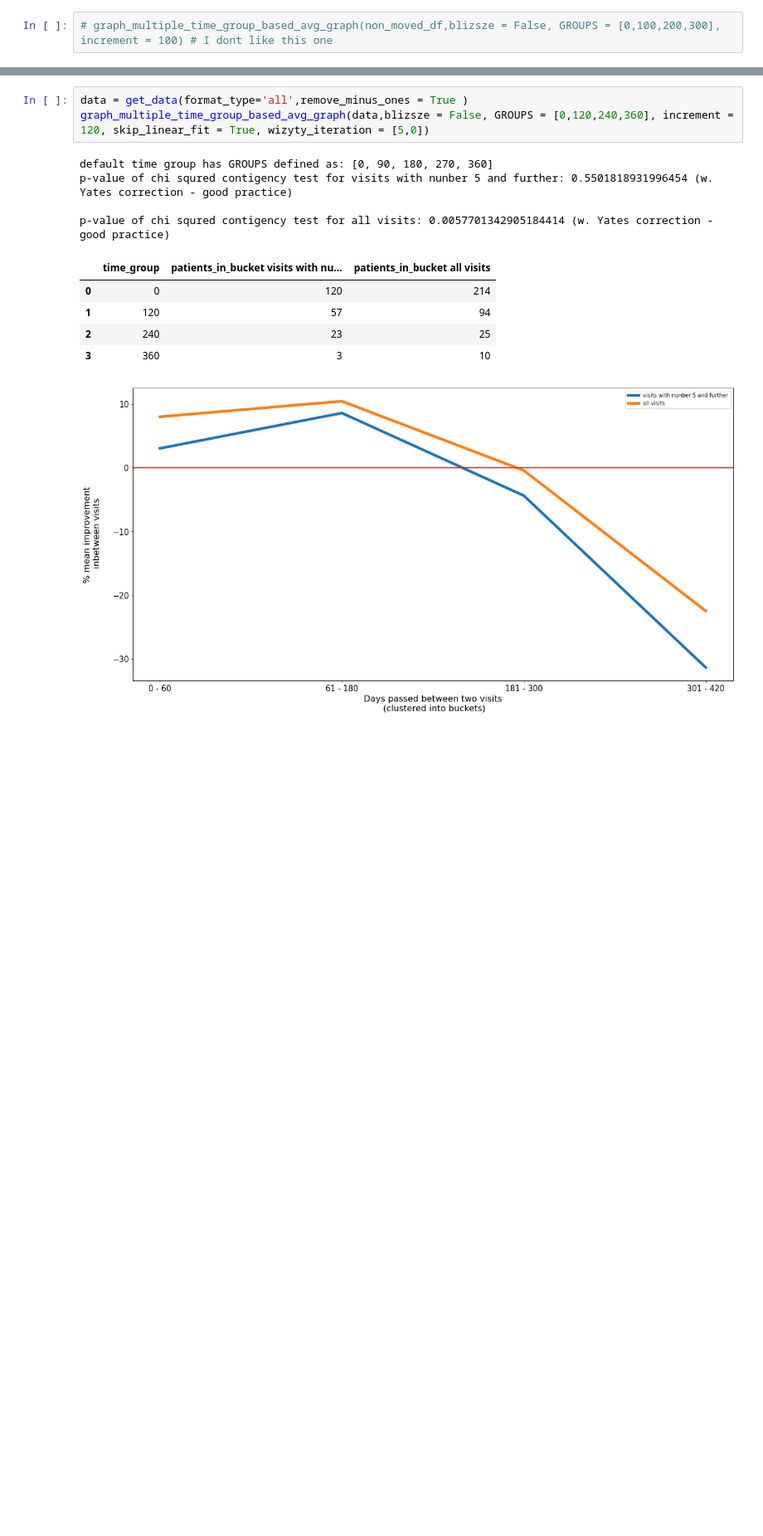
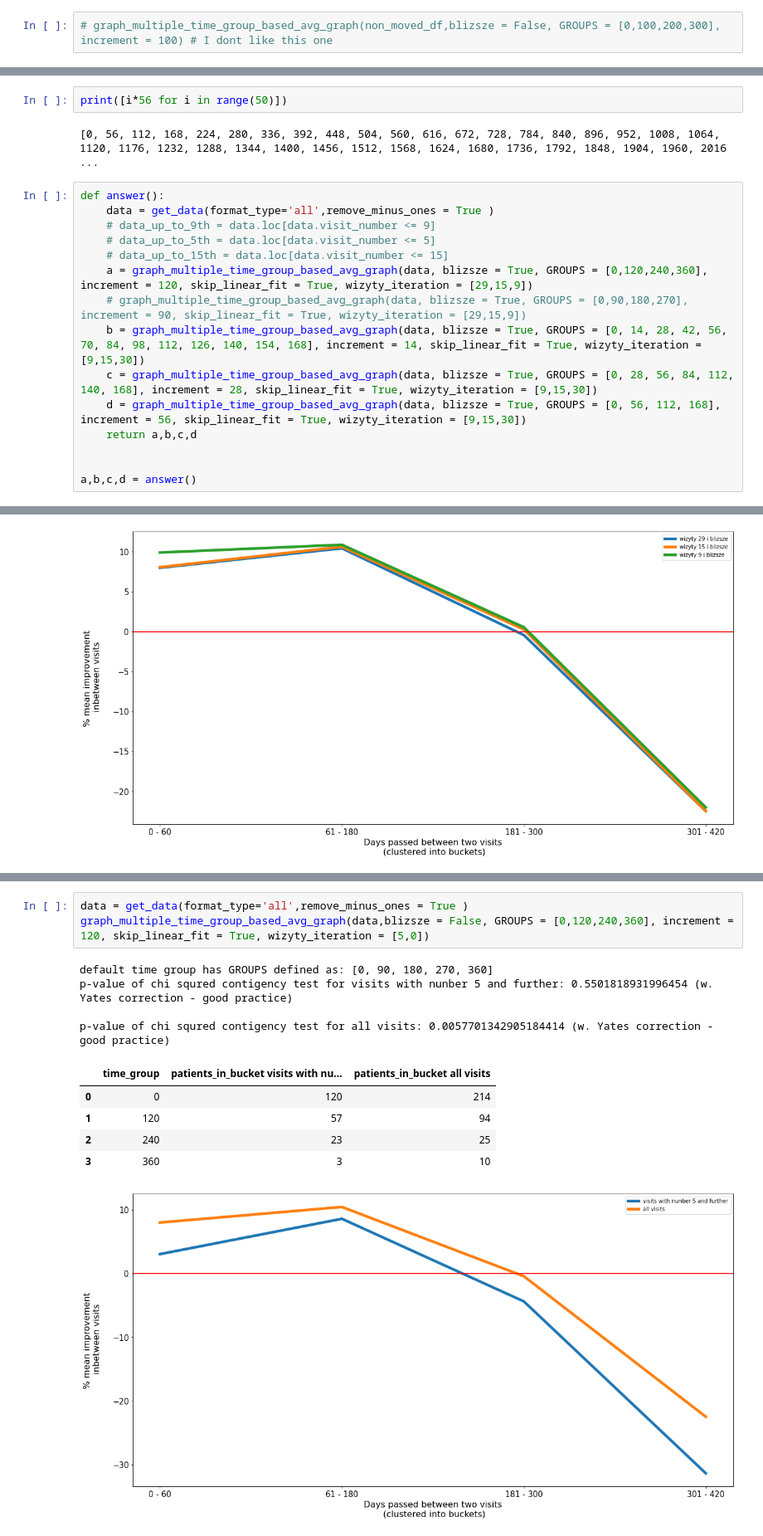
Before and after one commit to szczekulskij/long-term-analysis-of-pws, a Jupyter notebook: main.ipynb, the cells around one changed output, grey strips where cells are left out. Shown at 83% size. Drawn from its saved outputs; the diff is of its cells as text; blank space fills up the shorter version.

```diff
--- a/main.ipynb
+++ b/main.ipynb
@@ -527,0 +476,20 @@ p-value of chi squred contigency test for all visits: 0.00320739171700968 (w. Ya
+# %%
+print([i*56 for i in range(50)])
+# %% [output]
+[0, 56, 112, 168, 224, 280, 336, 392, 448, 504, 560, 616, 672, 728, 784, 840, 896, 952, 1008, 1064, 1120, 1176, 1232, 1288, 1344, 1400, 1456, 1512, 1568, 1624, 1680, 1736, 1792, 1848, 1904, 1960, 2016 ...
+# %%
+def answer():
+    data = get_data(format_type='all',remove_minus_ones = True )
+    # data_up_to_9th = data.loc[data.visit_number <= 9]
+    # data_up_to_5th = data.loc[data.visit_number <= 5]
+    # data_up_to_15th = data.loc[data.visit_number <= 15]
+    a = graph_multiple_time_group_based_avg_graph(data, blizsze = True, GROUPS = [0,120,240,360], increment = 120, skip_linear_fit = True, wizyty_iteration = [29,15,9])
+    # graph_multiple_time_group_based_avg_graph(data, blizsze = True, GROUPS = [0,90,180,270], increment = 90, skip_linear_fit = True, wizyty_iteration = [29,15,9])
+    b = graph_multiple_time_group_based_avg_graph(data, blizsze = True, GROUPS = [0, 14, 28, 42, 56, 70, 84, 98, 112, 126, 140, 154, 168], increment = 14, skip_linear_fit = True, wizyty_iteration = [9,15,30])
+    c = graph_multiple_time_group_based_avg_graph(data, blizsze = True, GROUPS = [0, 28, 56, 84, 112, 140, 168], increment = 28, skip_linear_fit = True, wizyty_iteration = [9,15,30])
+    d = graph_multiple_time_group_based_avg_graph(data, blizsze = True, GROUPS = [0, 56, 112, 168], increment = 56, skip_linear_fit = True, wizyty_iteration = [9,15,30])
+    return a,b,c,d
+
+
+a,b,c,d = answer()
+# %% [output]
@@ -527,0 +513 @@ p-value of chi squred contigency test for all visits: 0.00320739171700968 (w. Ya
+[figure, added]
```
Also changed, not shown: parts of 12 cells of this notebook, 1 other file.
